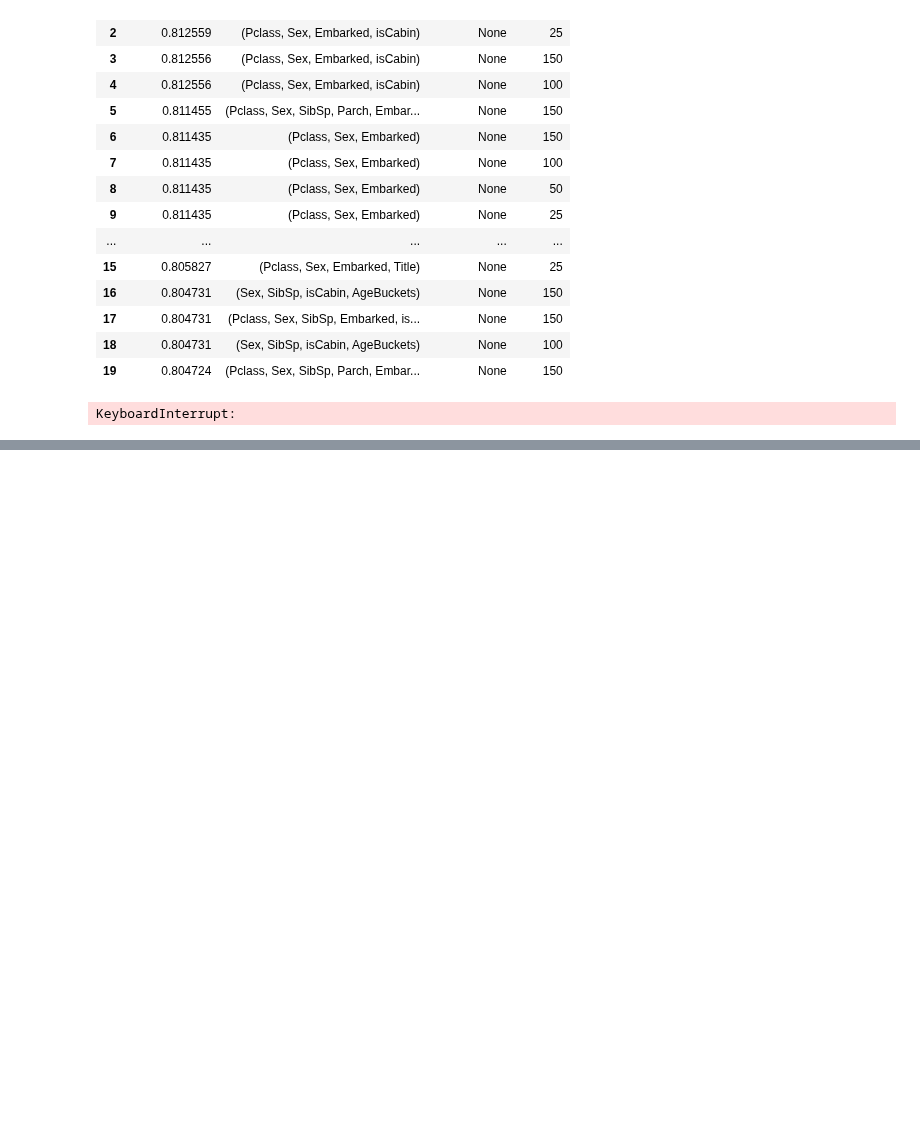
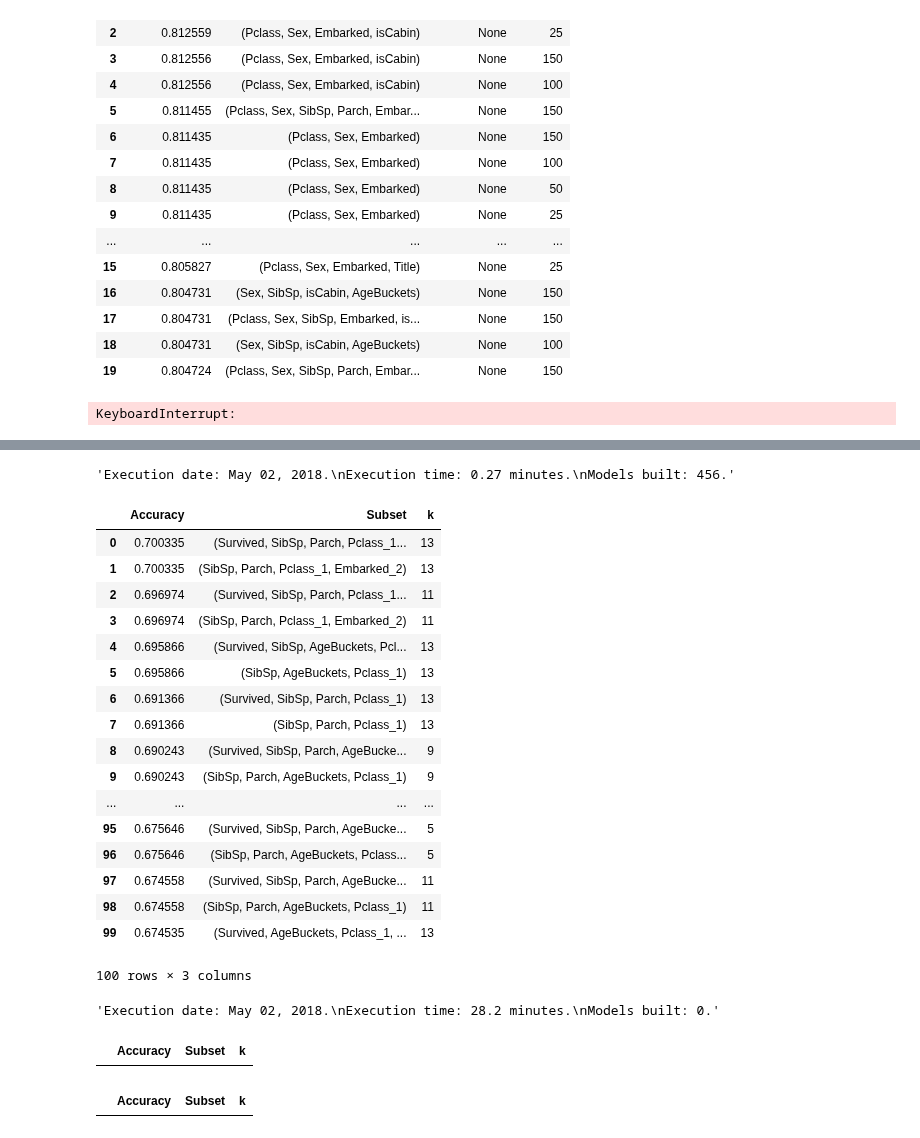
Before and after one commit to MateuszKonopelski/Kaggle, a Jupyter notebook: Project1_Titanic/Titanic_code.ipynb, the cells around one changed output, grey strips where cells are left out. Saved outputs shown, nothing was run; the diff lists cells and outputs as text; code cells hidden in the pictures; blank space fills up the shorter version.

Commit message:
K-Nearest Neighbours validation finished not tested

```diff
--- a/Project1_Titanic/Titanic_code.ipynb
+++ b/Project1_Titanic/Titanic_code.ipynb
@@ -1141,0 +1156,80 @@ KeyboardInterrupt:
+# %%
+from sklearn.neighbors import KNeighborsClassifier
+from scipy.spatial.distance import hamming
+from sklearn.metrics import accuracy_score
+from sklearn.cross_validation import train_test_split
+from datetime import datetime as dt
+import itertools
+
+start = dt.now()
+accuracy_table = pd.DataFrame(columns=['Accuracy', 'Subset', 'k'])
+train_set_all = train_set.copy()
+
+def test_model(model_name, k, subset):
+
+    X1, X2, y1, y2 = train_test_split(train_set.drop('Survived', axis=1), train_set['Survived'], random_state=0, train_size=0.5)
+
+    y2_model = model_name.fit(X1, y1).predict(X2)
+    y1_model = model_name.fit(X2, y2).predict(X1)
+
+    new_row = pd.DataFrame({'Accuracy': [np.mean((accuracy_score(y1, y1_model), accuracy_score(y2, y2_model)))],
+                            'Subset': [subset],
+                            'k': [k]})
+    return pd.concat((accuracy_table, new_row), axis=0)
+
+columns = train_set_all.drop('Survived', axis=1).columns
+
+for i in range(2, len(train_set_all.columns) + 1):
+    for subset in itertools.combinations(columns, i):
+        for k in [1, 3, 5, 7, 9, 11, 13, 15]:
+            knn = KNeighborsClassifier(n_neighbors=k, metric='hamming')
+            train_set = train_set_all.loc[:, ['Survived'] + list(subset)]
+            accuracy_table = test_model(knn, k, subset)
+
+accuracy_table_top100 = accuracy_table.sort_values(['Accuracy', 'Subset', 'k'], ascending=False).head(100)
+accuracy_table_top100.reset_index(inplace=True, drop=True)
+
+end = dt.now()
+print('Execution date: {0}.\nExecution time: {1} minutes.\nModels built: {2}.'.\
+    format(end.strftime("%B %d, %Y"), round((end - start).seconds/60, 2), accuracy_table.shape[0]))
+# %% [output]
+'Execution date: May 02, 2018.\nExecution time: 0.27 minutes.\nModels built: 456.'
+# %%
+# SHOW RESULTS OF Modeling
+accuracy_table_top100
+# %% [output]
+|  | Accuracy | Subset | k |
+| 0 | 0.700335 | (Survived, SibSp, Parch, Pclass_1... | 13 |
+| 1 | 0.700335 | (SibSp, Parch, Pclass_1, Embarked_2) | 13 |
+| 2 | 0.696974 | (Survived, SibSp, Parch, Pclass_1... | 11 |
+| 3 | 0.696974 | (SibSp, Parch, Pclass_1, Embarked_2) | 11 |
+| 4 | 0.695866 | (Survived, SibSp, AgeBuckets, Pcl... | 13 |
+| 5 | 0.695866 | (SibSp, AgeBuckets, Pclass_1) | 13 |
+| 6 | 0.691366 | (Survived, SibSp, Parch, Pclass_1) | 13 |
+| 7 | 0.691366 | (SibSp, Parch, Pclass_1) | 13 |
+| 8 | 0.690243 | (Survived, SibSp, Parch, AgeBucke... | 9 |
+| 9 | 0.690243 | (SibSp, Parch, AgeBuckets, Pclass_1) | 9 |
+| ... | ... | ... | ... |
+| 95 | 0.675646 | (Survived, SibSp, Parch, AgeBucke... | 5 |
+| 96 | 0.675646 | (SibSp, Parch, AgeBuckets, Pclass... | 5 |
+| 97 | 0.674558 | (Survived, SibSp, Parch, AgeBucke... | 11 |
+| 98 | 0.674558 | (SibSp, Parch, AgeBuckets, Pclass_1) | 11 |
+| 99 | 0.674535 | (Survived, AgeBuckets, Pclass_1, ... | 13 |
+100 rows × 3 columns
+# %%
+
+end = dt.now()
+
+'Execution date: {0}.\nExecution time: {1} minutes.\nModels built: {2}.'.\
+    format(end.strftime("%B %d, %Y"), round((end - start).seconds/60, 2), accuracy_table.shape[0])
+# %% [output]
+'Execution date: May 02, 2018.\nExecution time: 28.2 minutes.\nModels built: 0.'
+# %%
+accuracy_table
+# %% [output]
+|  | Accuracy | Subset | k |
+# %%
+accuracy_table = pd.DataFrame(columns=['Accuracy', 'Subset', 'k'])
+accuracy_table
+# %% [output]
+|  | Accuracy | Subset | k |
```
Also changed, not shown: parts of 6 cells of this notebook.
